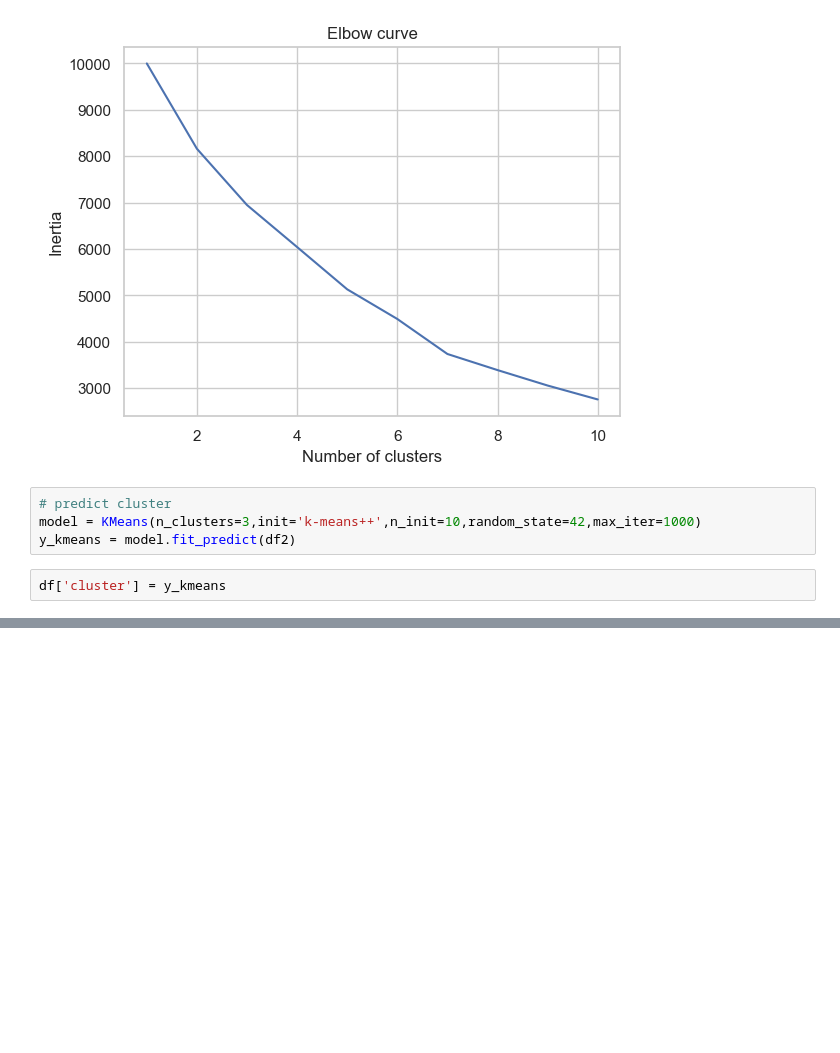
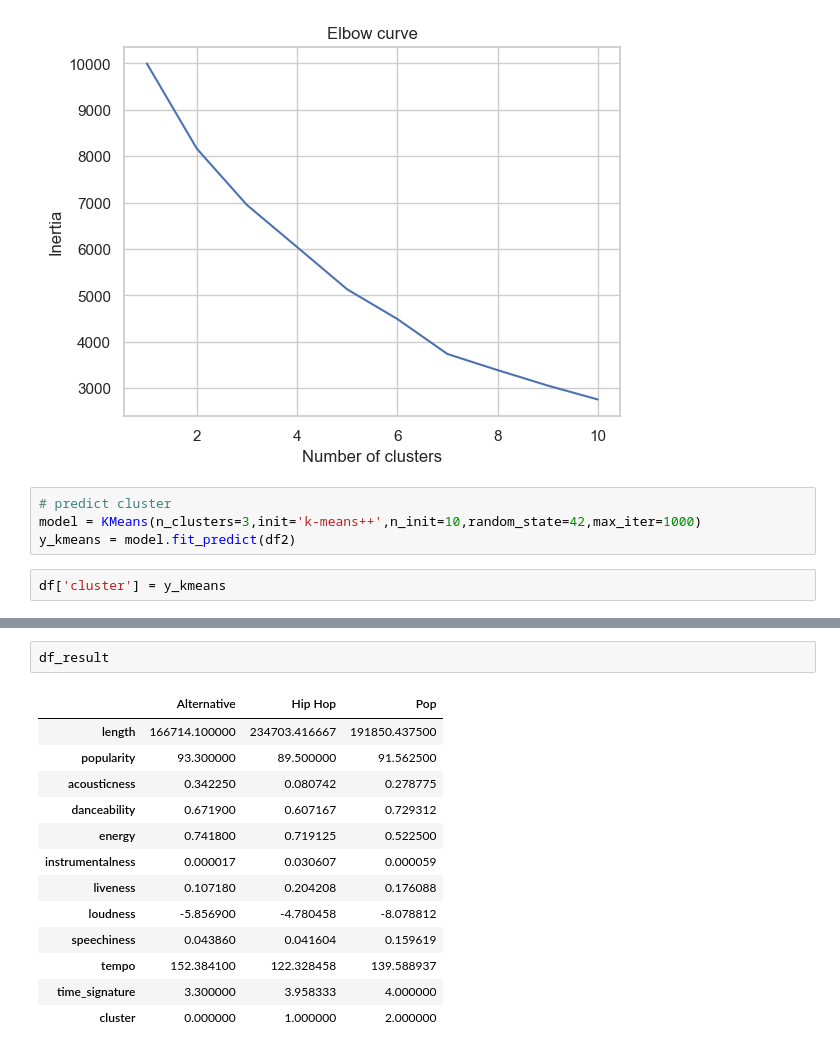
Before and after one commit to masendhy/spotify, a Jupyter notebook: spotify.ipynb, the cells around one changed output, grey strips where cells are left out. Saved outputs shown, nothing was run; the diff lists cells and outputs as text; blank space fills up the shorter version.

```diff
--- a/spotify.ipynb
+++ b/spotify.ipynb
@@ -299,0 +320,16 @@ df.sample(7)
+# %%
+df_result
+# %% [output]
+|  | Alternative | Hip Hop | Pop |
+| length | 166714.100000 | 234703.416667 | 191850.437500 |
+| popularity | 93.300000 | 89.500000 | 91.562500 |
+| acousticness | 0.342250 | 0.080742 | 0.278775 |
+| danceability | 0.671900 | 0.607167 | 0.729312 |
+| energy | 0.741800 | 0.719125 | 0.522500 |
+| instrumentalness | 0.000017 | 0.030607 | 0.000059 |
+| liveness | 0.107180 | 0.204208 | 0.176088 |
+| loudness | -5.856900 | -4.780458 | -8.078812 |
+| speechiness | 0.043860 | 0.041604 | 0.159619 |
+| tempo | 152.384100 | 122.328458 | 139.588937 |
+| time_signature | 3.300000 | 3.958333 | 4.000000 |
+| cluster | 0.000000 | 1.000000 | 2.000000 |
```
Also changed, not shown: parts of 4 cells of this notebook, 1 other file.
